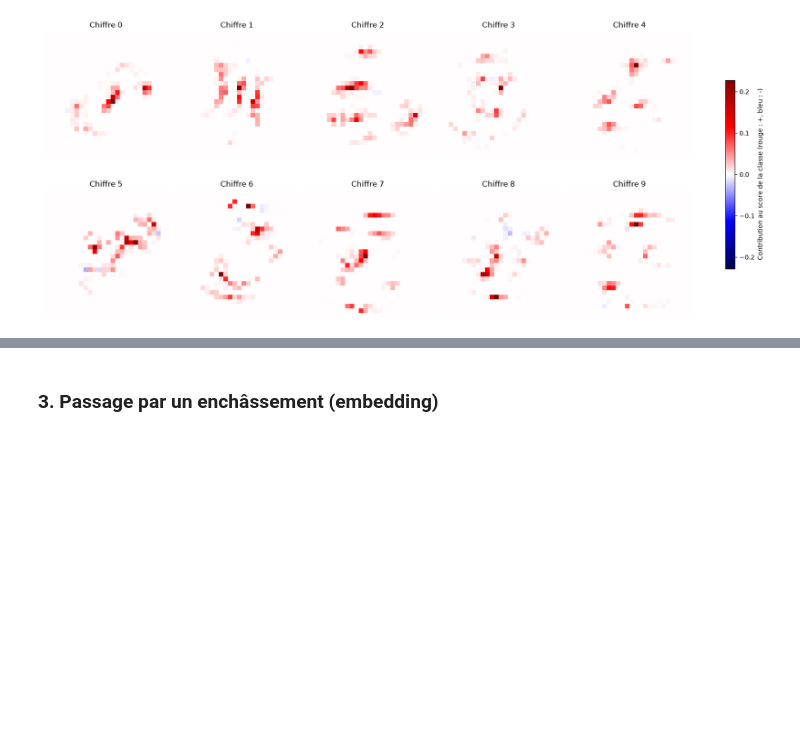
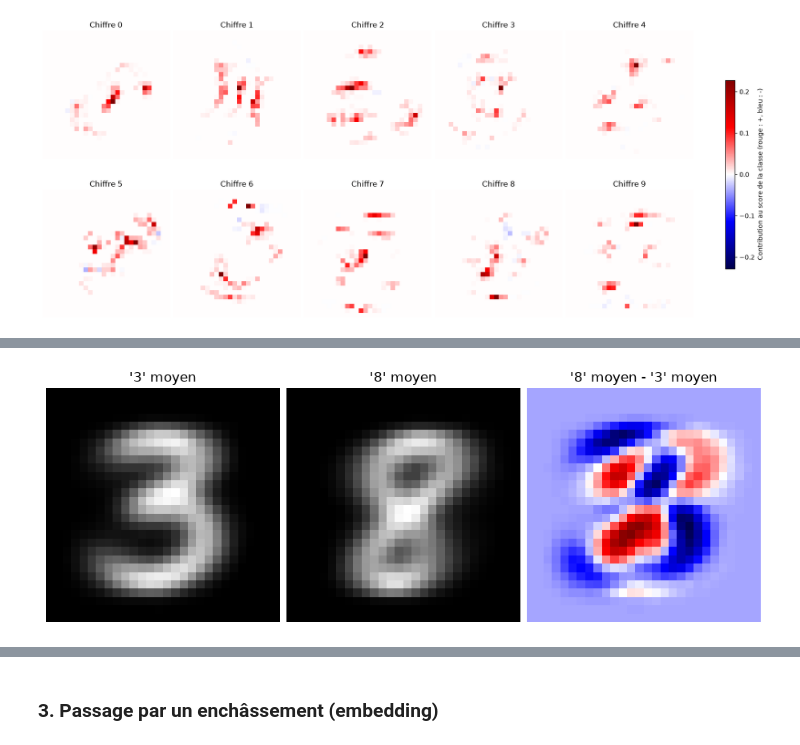
Before and after one commit to tbessadet/Projet_Collab_Sabine, a Jupyter notebook: DM_2_AC/DM_2_Theo_clean.ipynb, the cells around one changed output, grey strips where cells are left out. Saved outputs shown, nothing was run; the diff lists cells and outputs as text; code cells hidden in the pictures; blank space fills up the shorter version.

```diff
--- a/DM_2_AC/DM_2_Theo_clean.ipynb
+++ b/DM_2_AC/DM_2_Theo_clean.ipynb
@@ -213,0 +326,11 @@ plt.show()
+# %%
+# pour comparer : image moyenne de chaque classe pour 3 vs 8
+Xa, Xb, ya, yb = TASKS['3 vs 8']
+fig, axes = plt.subplots(1, 3, figsize=(9, 3.5), constrained_layout=True)
+axes[0].imshow(Xa[ya == 0].mean(axis=0).reshape(28, 28), cmap='gray'); axes[0].set_title("'3' moyen")
+axes[1].imshow(Xa[ya == 1].mean(axis=0).reshape(28, 28), cmap='gray'); axes[1].set_title("'8' moyen")
+axes[2].imshow((Xa[ya == 1].mean(axis=0) - Xa[ya == 0].mean(axis=0)).reshape(28, 28), cmap='seismic'); axes[2].set_title("'8' moyen - '3' moyen")
+for ax in axes: ax.axis('off')
+plt.show()
+# %% [output]
+[figure, added]
```
Also changed, not shown: parts of 17 cells of this notebook, 2 other files.
